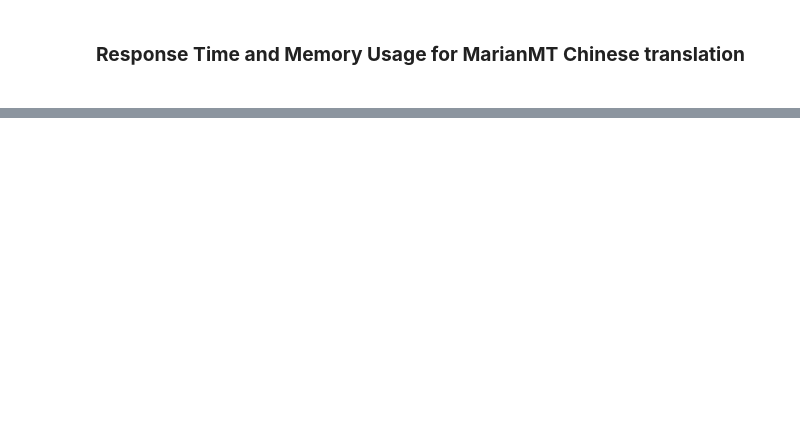
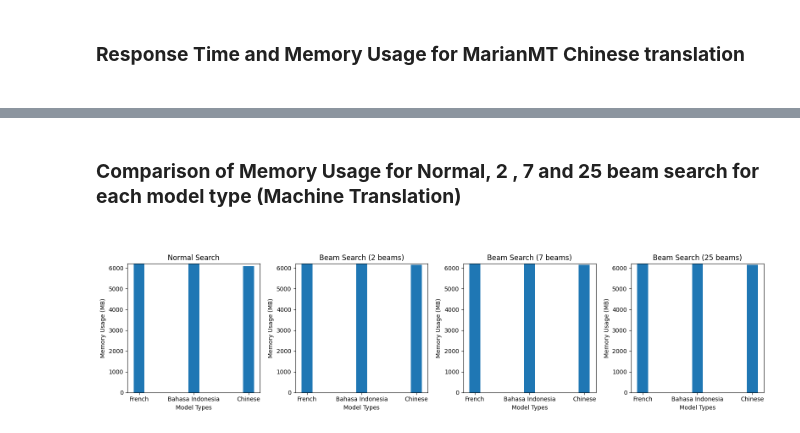
Before and after one commit to pureskill714/ICT3102-assignment2, a Jupyter notebook: 3102Assignment2.ipynb, the cells around one changed output, grey strips where cells are left out. Drawn from its saved outputs; the diff is of its cells as text; code cells hidden in the pictures; blank space fills up the shorter version.

```diff
--- a/3102Assignment2.ipynb
+++ b/3102Assignment2.ipynb
@@ -1760,0 +1906,69 @@ plt.show()
+# %% [markdown]
+<h3><b>Comparison of Memory Usage for Normal, 2 , 7 and 25 beam search for each model type (Machine Translation)</b><h3>
+# %%
+import matplotlib.pyplot as plt
+import numpy as np
+
+# Sample data for demonstration
+model_types = ['French', 'Bahasa Indonesia', 'Chinese']
+values = np.array([[marianMTFrench_mNormal, marianMTFrench_m2, marianMTFrench_m7, marianMTFrench_m25], [marianMTIndonesian_mNormal, marianMTIndonesian_m2, marianMTIndonesian_m7, marianMTIndonesian_m25], [marianMTChinese_mNormal, marianMTChinese_m2, marianMTChinese_m7, marianMTChinese_m25]])
+
+# Setting up positions for bars
+bar_width = 0.2
+bar_positions = np.arange(len(model_types))
+
+# Define different labels for each graph
+labels_list = ['Normal Search', 'Beam Search (2 beams)', 'Beam Search (7 beams)', 'Beam Search (25 beams)']
+
+# Transpose the values array to match the correct shape
+graph_values = values.T.tolist()
+
+# Calculate the maximum value among all data points
+max_value = np.max(values)
+
+# Create a figure with a single row and four columns
+fig, axs = plt.subplots(nrows=1, ncols=4, figsize=(16, 4))
+
+# Plotting each bar graph
+for i, ax in enumerate(axs):
+    ax.bar(bar_positions, graph_values[i], bar_width, label=labels_list[i])
+    ax.set_xlabel('Model Types')
+    ax.set_ylabel('Memory Usage (MB)')
+    ax.set_title(labels_list[i])
+
+    # Adding x-axis ticks and labels
+    ax.set_xticks(bar_positions)
+    ax.set_xticklabels(model_types)
+
+    # Set a common y-axis range
+    ax.set_ylim(0, max_value)
+
+    # Adding legend
+    #ax.legend()
+
+# Adjust layout for better spacing
+plt.tight_layout()
+
+# Show the plot
+plt.show()
+
+print(f"Memory Usage for French translation normal search: {marianMTFrench_mNormal}MB")
+print(f"Memory Usage for Indonesian translation normal search: {marianMTIndonesian_mNormal}MB")
+print(f"Memory Usage for Chinese translation normal search: {marianMTChinese_mNormal}MB")
+
+print("")
+print(f"Memory Usage for French translation two beam search: {marianMTFrench_m2}MB")
+print(f"Memory Usage for Indonesian translation two beam search: {marianMTIndonesian_m2}MB")
+print(f"Memory Usage for Chinese translation two beam search: {marianMTChinese_m2}MB")
+
+print("")
+print(f"Memory Usage for French translation seven beam search: {marianMTFrench_m7}MB")
+print(f"Memory Usage for Indonesian translation seven beam search: {marianMTIndonesian_m7}MB")
+print(f"Memory Usage for Chinese translation seven beam search: {marianMTChinese_m7}MB")
+
+print("")
+print(f"Memory Usage for French translation twenty five beam search: {marianMTFrench_m25}MB")
+print(f"Memory Usage for Indonesian translation twenty five beam search: {marianMTIndonesian_m25}MB")
+print(f"Memory Usage for Chinese translation twenty five beam search: {marianMTChinese_m25}MB")
+# %% [output]
+[figure, added]
```
Also changed, not shown: parts of 41 cells of this notebook.
